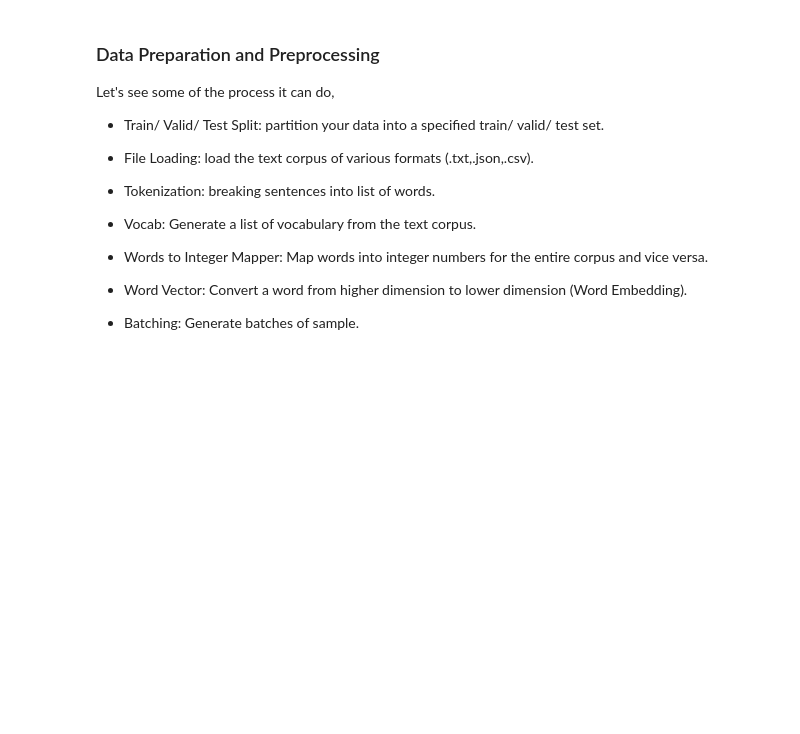
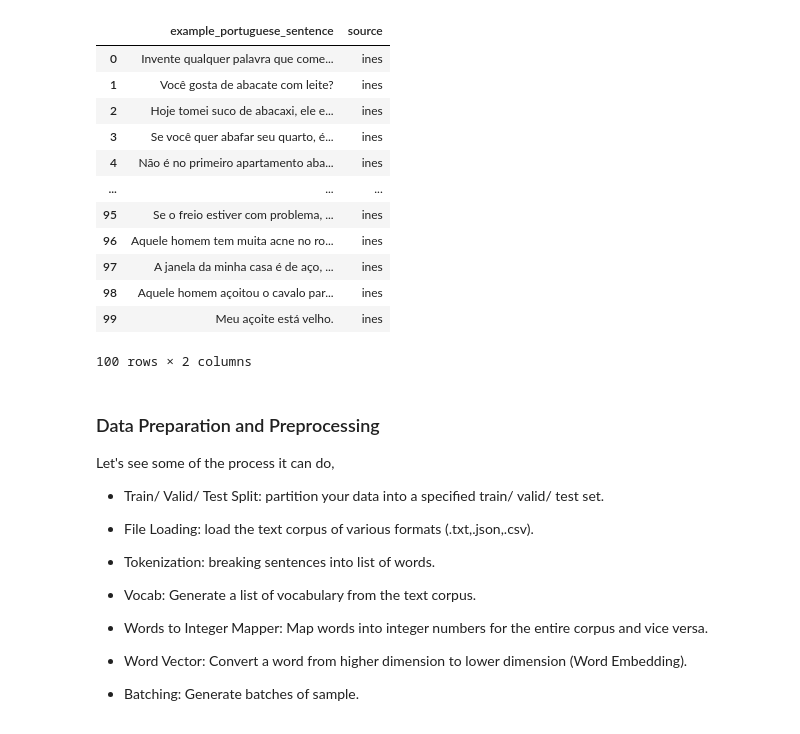
Before and after one commit to l-jhon/translation-libras-to-ptbr, a Jupyter notebook: notebooks/model_transformers.ipynb, the cells around one changed output. Drawn from its saved outputs; the diff is of its cells as text; code cells hidden in the pictures; blank space fills up the shorter version.

```diff
--- a/notebooks/model_transformers.ipynb
+++ b/notebooks/model_transformers.ipynb
@@ -1,4 +1,6 @@
 # %%
 import pandas as pd
+# %%
+portuguese_df = pd.read_csv('../data/pt_br.txt', sep='\t', header=None, names=['example_portuguese_sentence'])
 # %%
 # Load data with manual corrections
@@ -15,3 +37,26 @@ data_cleaned.head()
+# %%
+# Keep only the sentences with less than 50 characters
+
+portuguese_df = portuguese_df[(portuguese_df['example_portuguese_sentence'].str.len() <= 50) & (portuguese_df['example_portuguese_sentence'].str.split().str.len() >= 8)]
+portuguese_df["source"] = "opus_nlpl"
+# %%
+data = pd.concat([data_cleaned[["example_portuguese_sentence", "source"]], portuguese_df[["example_portuguese_sentence", "source"]]])
+# %%
+data.head(100)
+# %% [output]
+|  | example_portuguese_sentence | source |
+| 0 | Invente qualquer palavra que come... | ines |
+| 1 | Você gosta de abacate com leite? | ines |
+| 2 | Hoje tomei suco de abacaxi, ele e... | ines |
+| 3 | Se você quer abafar seu quarto, é... | ines |
+| 4 | Não é no primeiro apartamento aba... | ines |
+| ... | ... | ... |
+| 95 | Se o freio estiver com problema, ... | ines |
+| 96 | Aquele homem tem muita acne no ro... | ines |
+| 97 | A janela da minha casa é de aço, ... | ines |
+| 98 | Aquele homem açoitou o cavalo par... | ines |
+| 99 | Meu açoite está velho. | ines |
+100 rows × 2 columns
 # %%
 import torch
 import torch.nn as nn
```
Also changed, not shown: parts of 39 cells of this notebook, 4 other files.
